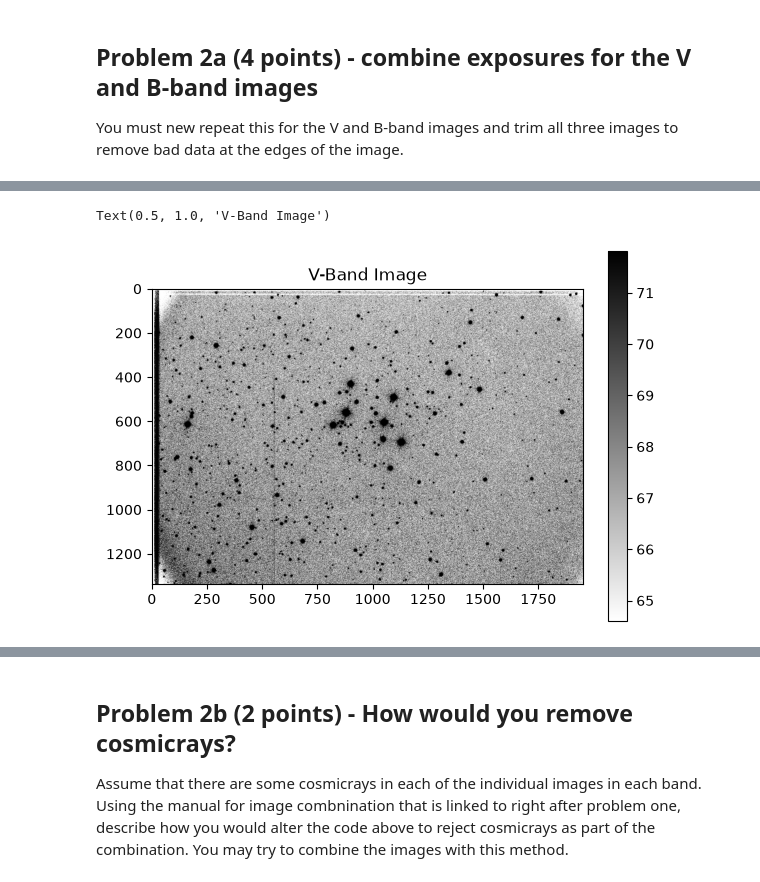
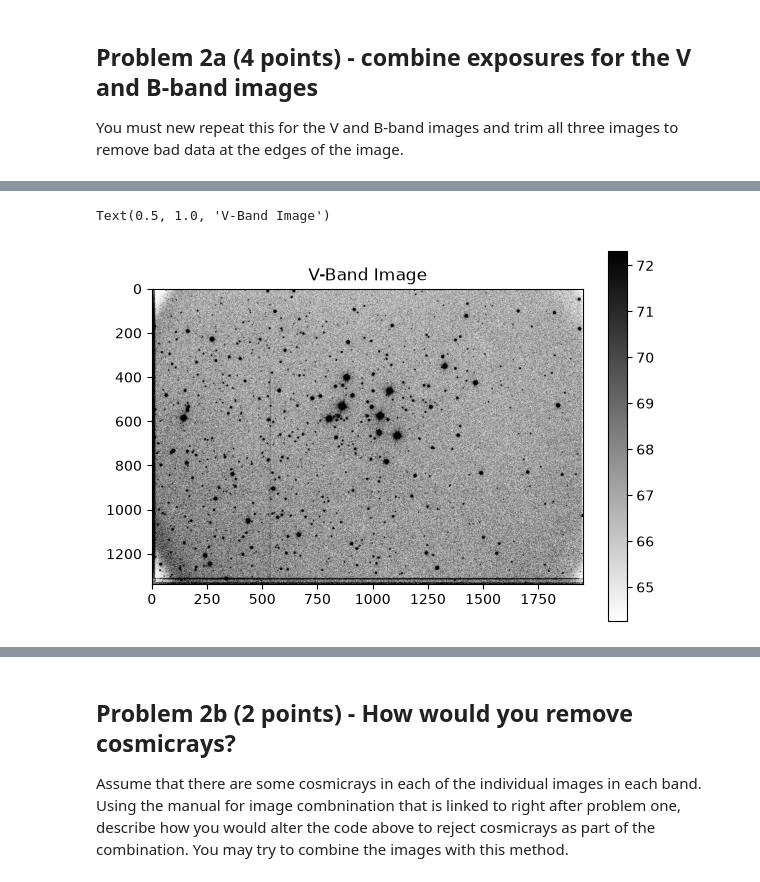
Before and after one commit to pbhakta04/Reductionproject_student, a Jupyter notebook: cluster_photometry_student.ipynb, the cells around one changed output, grey strips where cells are left out. Cells and saved outputs as stored; diff of their text form; code cells hidden in the pictures.

```diff
--- a/cluster_photometry_student.ipynb
+++ b/cluster_photometry_student.ipynb
@@ -246,7 +246,7 @@ You must new repeat this for the V and B-band images and trim all three images t
 reprojected_g = []
 
 gimage, gheader = fits.getdata(gimage_list[0], header=True) #this is the target image for the v-band imagees
-target_wcs_g = WCS(header)
+target_wcs_g = WCS(gheader)
 
 for image_name in gimage_list: #this loops through the entire gband list that was made previously
     img = CCDData.read(image_name) #this reads the data into an object called "CCDdata"
@@ -265,15 +264,15 @@ WARNING: FITSFixedWarning: 'datfix' made the change 'Set MJD-OBS to 60240.954399
 WARNING: FITSFixedWarning: 'datfix' made the change 'Set MJD-OBS to 60240.956080 from DATE-OBS'. [astropy.wcs.wcs]
 WARNING: FITSFixedWarning: 'datfix' made the change 'Set MJD-OBS to 60240.956080 from DATE-OBS'. [astropy.wcs.wcs]
 WARNING: FITSFixedWarning: 'datfix' made the change 'Set MJD-OBS to 60240.956639 from DATE-OBS'. [astropy.wcs.wcs]
 WARNING: FITSFixedWarning: 'datfix' made the change 'Set MJD-OBS to 60240.956639 from DATE-OBS'. [astropy.wcs.wcs]
 WARNING: FITSFixedWarning: 'datfix' made the change 'Set MJD-OBS to 60240.955801 from DATE-OBS'. [astropy.wcs.wcs]
 WARNING: FITSFixedWarning: 'datfix' made the change 'Set MJD-OBS to 60240.955801 from DATE-OBS'. [astropy.wcs.wcs]
 WARNING: FITSFixedWarning: 'datfix' made the change 'Set MJD-OBS to 60240.956359 from DATE-OBS'. [astropy.wcs.wcs]
 WARNING: FITSFixedWarning: 'datfix' made the change 'Set MJD-OBS to 60240.956359 from DATE-OBS'. [astropy.wcs.wcs]
 WARNING: FITSFixedWarning: 'datfix' made the change 'Set MJD-OBS to 60240.956919 from DATE-OBS'. [astropy.wcs.wcs]
 WARNING: FITSFixedWarning: 'datfix' made the change 'Set MJD-OBS to 60240.956919 from DATE-OBS'. [astropy.wcs.wcs]
 Text(0.5, 1.0, 'V-Band Image')
-[figure, old version]
+[figure, new version]
 # %%
 #*********************
 #repeat for the B-band images
```
Also changed, not shown: parts of 14 cells of this notebook.
